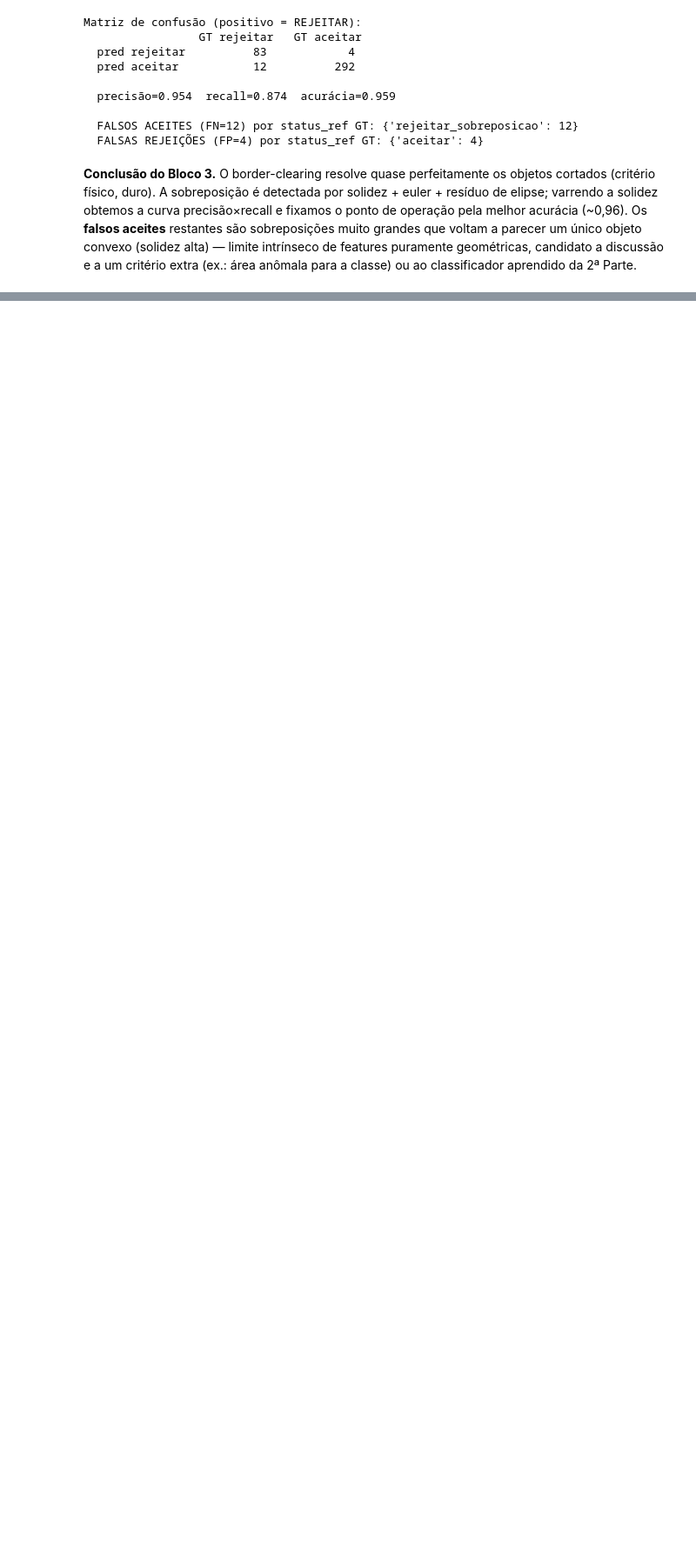
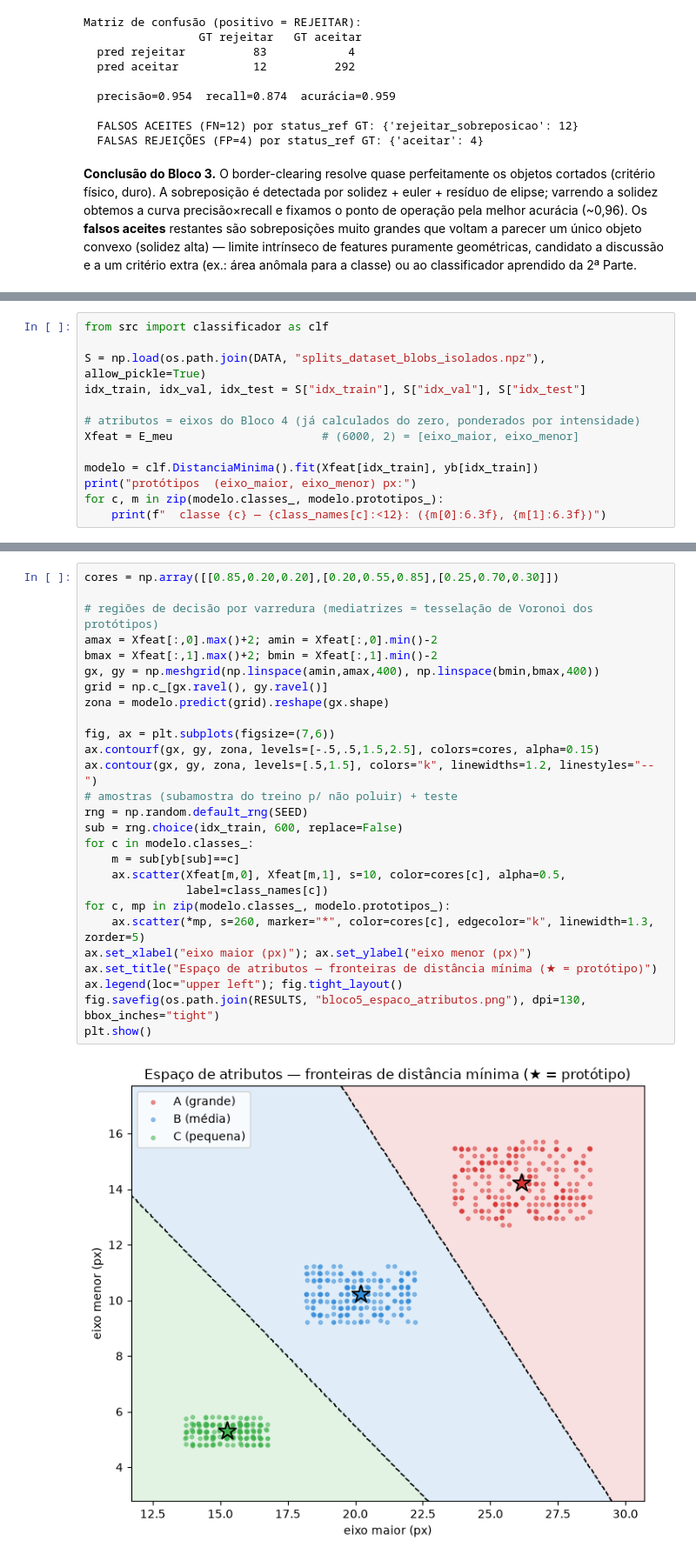
Before and after one commit to Henryque02/recognition-cvis, a Jupyter notebook: notebooks/1aParte.ipynb, the cells around one changed output, grey strips where cells are left out. Shown at 87% size. Cells and saved outputs as stored; diff of their text form; blank space fills up the shorter version.

```diff
--- a/notebooks/1aParte.ipynb
+++ b/notebooks/1aParte.ipynb
@@ -370,0 +555,13 @@ features puramente geométricas, candidato a discussão e a um critério extra
+# %%
+from src import classificador as clf
+
+S = np.load(os.path.join(DATA, "splits_dataset_blobs_isolados.npz"), allow_pickle=True)
+idx_train, idx_val, idx_test = S["idx_train"], S["idx_val"], S["idx_test"]
+
+# atributos = eixos do Bloco 4 (já calculados do zero, ponderados por intensidade)
+Xfeat = E_meu                      # (6000, 2) = [eixo_maior, eixo_menor]
+
+modelo = clf.DistanciaMinima().fit(Xfeat[idx_train], yb[idx_train])
+print("protótipos  (eixo_maior, eixo_menor) px:")
+for c, m in zip(modelo.classes_, modelo.prototipos_):
+    print(f"  classe {c} — {class_names[c]:<12}: ({m[0]:6.3f}, {m[1]:6.3f})")
@@ -370,0 +615,29 @@ features puramente geométricas, candidato a discussão e a um critério extra
+# %%
+cores = np.array([[0.85,0.20,0.20],[0.20,0.55,0.85],[0.25,0.70,0.30]])
+
+# regiões de decisão por varredura (mediatrizes = tesselação de Voronoi dos protótipos)
+amax = Xfeat[:,0].max()+2; amin = Xfeat[:,0].min()-2
+bmax = Xfeat[:,1].max()+2; bmin = Xfeat[:,1].min()-2
+gx, gy = np.meshgrid(np.linspace(amin,amax,400), np.linspace(bmin,bmax,400))
+grid = np.c_[gx.ravel(), gy.ravel()]
+zona = modelo.predict(grid).reshape(gx.shape)
+
+fig, ax = plt.subplots(figsize=(7,6))
+ax.contourf(gx, gy, zona, levels=[-.5,.5,1.5,2.5], colors=cores, alpha=0.15)
+ax.contour(gx, gy, zona, levels=[.5,1.5], colors="k", linewidths=1.2, linestyles="--")
+# amostras (subamostra do treino p/ não poluir) + teste
+rng = np.random.default_rng(SEED)
+sub = rng.choice(idx_train, 600, replace=False)
+for c in modelo.classes_:
+    m = sub[yb[sub]==c]
+    ax.scatter(Xfeat[m,0], Xfeat[m,1], s=10, color=cores[c], alpha=0.5,
+               label=class_names[c])
+for c, mp in zip(modelo.classes_, modelo.prototipos_):
+    ax.scatter(*mp, s=260, marker="*", color=cores[c], edgecolor="k", linewidth=1.3, zorder=5)
+ax.set_xlabel("eixo maior (px)"); ax.set_ylabel("eixo menor (px)")
+ax.set_title("Espaço de atributos — fronteiras de distância mínima (★ = protótipo)")
+ax.legend(loc="upper left"); fig.tight_layout()
+fig.savefig(os.path.join(RESULTS, "bloco5_espaco_atributos.png"), dpi=130, bbox_inches="tight")
+plt.show()
+# %% [output]
+[figure, added]
```
Also changed, not shown: parts of 30 cells of this notebook, 9 other files.
